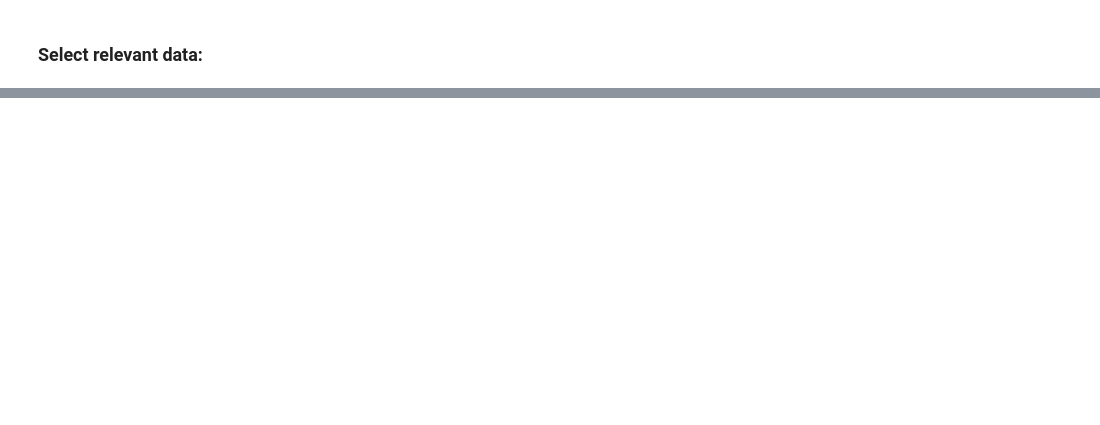
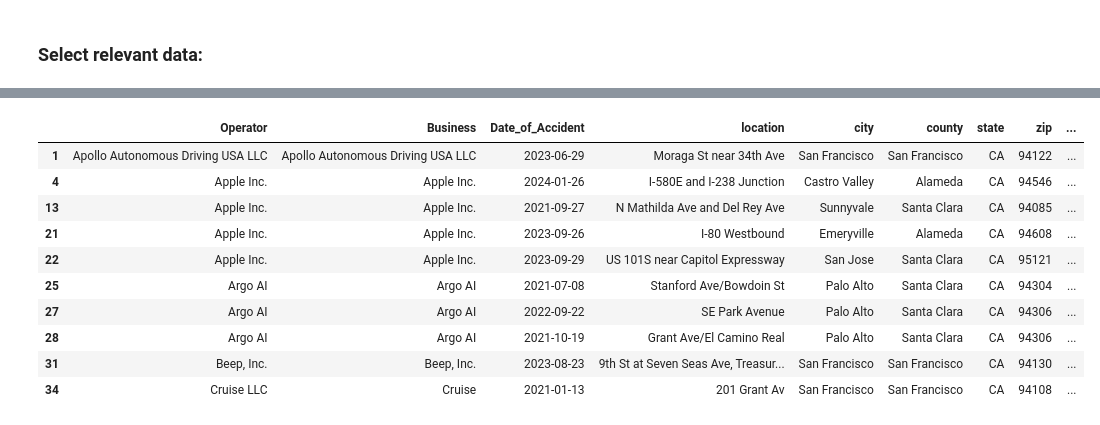
Before and after one commit to Kyle-Markwardt/self-driving-vehicles, a Jupyter notebook: pdf.ipynb, the cells around one changed output, grey strips where cells are left out. Drawn from its saved outputs; the diff is of its cells as text; code cells hidden in the pictures; blank space fills up the shorter version.

```diff
--- a/pdf.ipynb
+++ b/pdf.ipynb
@@ -189,8 +215,18 @@ all_collisions_df['Operator'] = all_collisions_df['Operator'].fillna(all_collisi
 # Iterate over each column
 for column in all_collisions_df.columns:
     # Replace empty strings and None with specific values
-    all_collisions_df[column] = all_collisions_df[column].replace({"": 1, None: 0, "Yes" :1})
+    all_collisions_df[column] = all_collisions_df[column].replace({"": 1, None: 0, "Yes": 1, "Off": 0})
 
+
+
+all_rows = all_collisions_df.shape[0]
+
+# Drop rows not in autonomy
+auto_collisions_df = all_collisions_df[all_collisions_df['Conventional_mode'] != 1]
+
+# Calculate the number of rows dropped
+non_autonomy = all_rows - auto_collisions_df.shape[0]
+print(f"Number of rows not in autonomy dropped: {non_autonomy}")
 
 
 
@@ -200,4 +263,4 @@ all_collisions_df.head(10)
 # %%
 # Fresh locations dataframe
-collision_locations = all_collisions_df[geo_only]
+collision_locations = auto_collisions_df[geo_only]
 collision_locations.head()
@@ -224,3 +294,10 @@ collision_locations = collision_locations[collision_locations['Time_of_accident'
 # Calculate the number of rows dropped
 rows_dropped = initial_rows - collision_locations.shape[0]
 print(f"Number of rows dropped: {rows_dropped}")
+
+
+# Fix Woven Planet Empty fields
+collision_locations.loc[collision_locations['Operator'] == 0, ["Operator", "Business"]] = "Woven Planet"
+
+# Fix Ghost Autonomy fields
+collision_locations.loc[collision_locations['Business'] == 'same', ["Operator", "Business"]] = "Ghost Autonomy"
@@ -227,20 +322,31 @@ print(f"Number of rows dropped: {rows_dropped}")
 # %%
 
 # Convert 'Time_of_accident' column to string type
 collision_locations['Time_of_accident'] = collision_locations['Time_of_accident'].astype(str)
 collision_locations[['hour', 'minute']] = collision_locations['Time_of_accident'].str.extract(r'(\d+):(\d+)')
 collision_locations[['hour', 'minute']] = collision_locations[['hour', 'minute']].astype(int)
 
 # Add 12 hours to hour component if PM is True and hour is less than 12
 collision_locations['hour'] = collision_locations.apply(lambda row: row['hour'] + 12 if row['PM'] == 1 and row['hour'] < 12 else row['hour'], axis=1)
 
 #Rehoin hours and mins into 24hr time
-collision_locations['Time_of_accident_24hr'] = pd.to_datetime(collision_locations[['hour', 'minute']].astype(str).agg(':'.join, axis=1), format='%H:%M').dt.strftime('%H:%M')
-
+collision_locations['Time_of_accident_24hr'] = pd.to_datetime(collision_locations[['hour', 'minute']].astype(str).agg(':'.join, axis=1), format='%H:%M').dt.time
 # Drop calc fileds
 collision_locations.drop(columns=(['Time_of_accident', 'AM', 'PM', 'hour', 'minute']),inplace=True)
 
 collision_locations.head(10)
+# %% [output]
+|  | Operator | Business | Date_of_Accident | location | city | county | state | zip | ... |
+| 1 | Apollo Autonomous Driving USA LLC | Apollo Autonomous Driving USA LLC | 2023-06-29 | Moraga St near 34th Ave | San Francisco | San Francisco | CA | 94122 | ... |
+| 4 | Apple Inc. | Apple Inc. | 2024-01-26 | I-580E and I-238 Junction | Castro Valley | Alameda | CA | 94546 | ... |
+| 13 | Apple Inc. | Apple Inc. | 2021-09-27 | N Mathilda Ave and Del Rey Ave | Sunnyvale | Santa Clara | CA | 94085 | ... |
+| 21 | Apple Inc. | Apple Inc. | 2023-09-26 | I-80 Westbound | Emeryville | Alameda | CA | 94608 | ... |
+| 22 | Apple Inc. | Apple Inc. | 2023-09-29 | US 101S near Capitol Expressway | San Jose | Santa Clara | CA | 95121 | ... |
+| 25 | Argo AI | Argo AI | 2021-07-08 | Stanford Ave/Bowdoin St | Palo Alto | Santa Clara | CA | 94304 | ... |
+| 27 | Argo AI | Argo AI | 2022-09-22 | SE Park Avenue | Palo Alto | Santa Clara | CA | 94306 | ... |
+| 28 | Argo AI | Argo AI | 2021-10-19 | Grant Ave/El Camino Real | Palo Alto | Santa Clara | CA | 94306 | ... |
+| 31 | Beep, Inc. | Beep, Inc. | 2023-08-23 | 9th St at Seven Seas Ave, Treasur... | San Francisco | San Francisco | CA | 94130 | ... |
+| 34 | Cruise LLC | Cruise | 2021-01-13 | 201 Grant Av | San Francisco | San Francisco | CA | 94108 | ... |
 # %%
 # export as csv
 # Specify the full path where you want to save the CSV file
```
Also changed, not shown: parts of 12 cells of this notebook, 9 other files.
